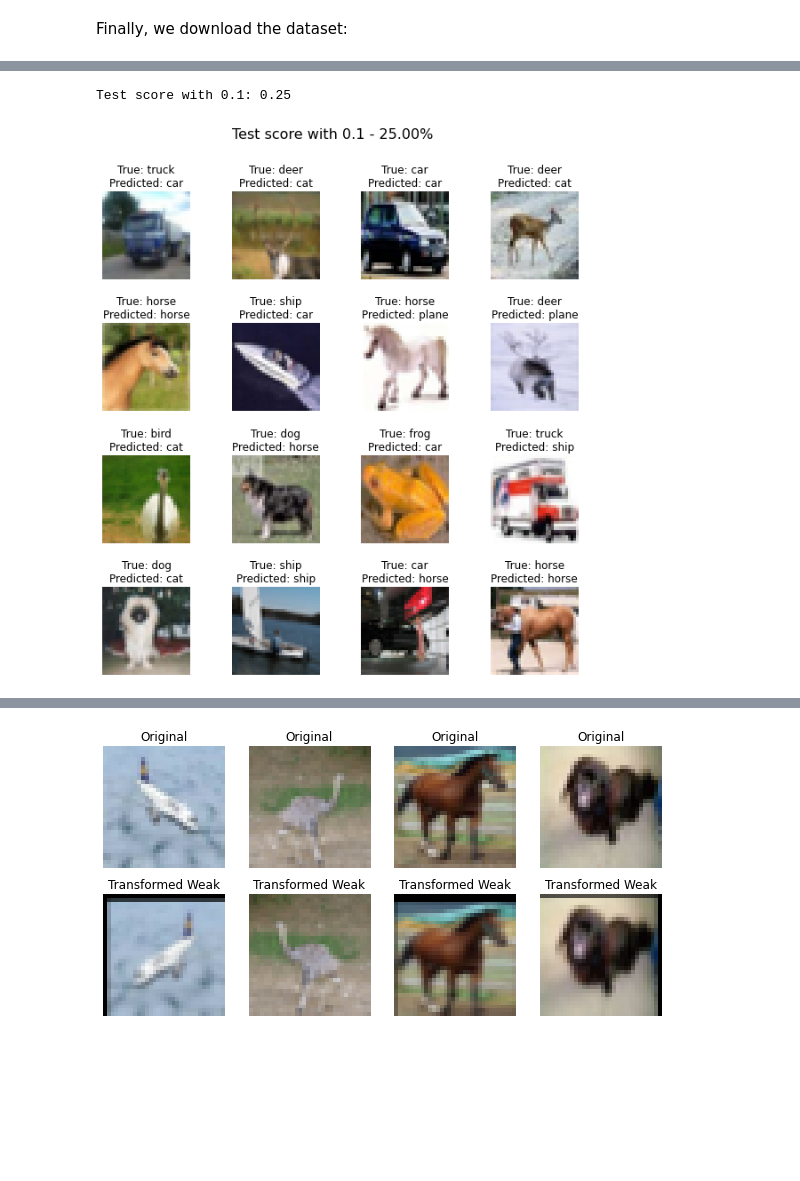
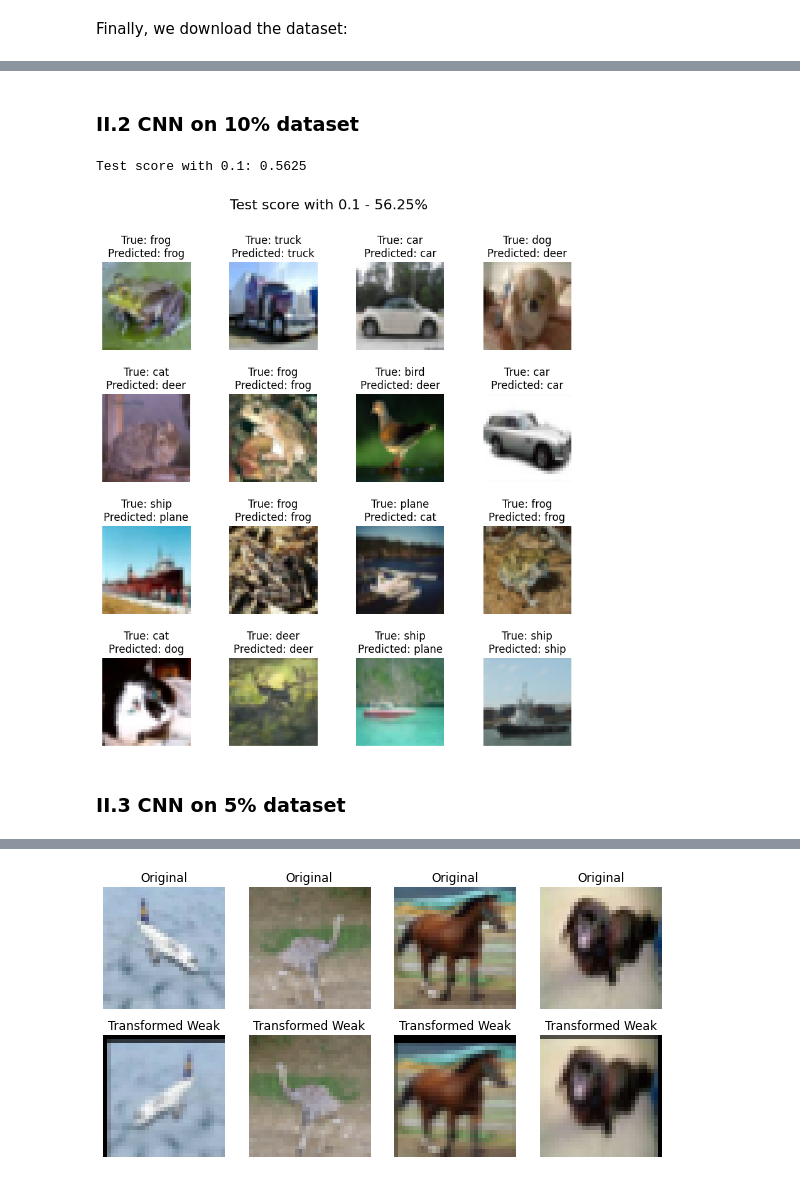
Before and after one commit to julien-blanchon/ProjetFixMatch, a Jupyter notebook: Projet_FixMatch.ipynb, the cells around one changed output, grey strips where cells are left out. Cells and saved outputs as stored; diff of their text form; code cells hidden in the pictures; blank space fills up the shorter version.

Commit message:
models, figs & code

```diff
--- a/Projet_FixMatch.ipynb
+++ b/Projet_FixMatch.ipynb
@@ -47,5 +52,25 @@ from model import ConvNN, display_model
 %load_ext autoreload
 %autoreload 2
+# %%
+DEFAULT_RANDOM_SEED = 2021
+
+def seedBasic(seed=DEFAULT_RANDOM_SEED):
+    random.seed(seed)
+    os.environ['PYTHONHASHSEED'] = str(seed)
+    np.random.seed(seed)
+
+# torch random seed
+import torch
+def seedTorch(seed=DEFAULT_RANDOM_SEED):
+    torch.manual_seed(seed)
+    torch.cuda.manual_seed(seed)
+    torch.backends.cudnn.deterministic = True
+    torch.backends.cudnn.benchmark = False
+
+# basic + tensorflow + torch
+def seedEverything(seed=DEFAULT_RANDOM_SEED):
+    seedBasic(seed)
+    seedTorch(seed)
 # %% [markdown]
 Then, we setup the device:
 # %%
@@ -117,5 +143,7 @@ Files already downloaded and verified
 # %%
-EPOCHS = 4
+seedEverything()
+
+EPOCHS = 50
 SUBSET_PROP = 1.00
 trainset_subsample, _ = torch.utils.data.random_split(trainset, [SUBSET_PROP, 1-SUBSET_PROP])
 trainloader_subsample = DataLoader(
@@ -126,7 +154,7 @@ trainloader_subsample = DataLoader(
 )
 model = ConvNN().to(device)
 
-optimizer = torch.optim.SGD(model.parameters(), lr=LR, momentum=BETA)
+optimizer = torch.optim.SGD(model.parameters(), lr=LR, momentum=BETA, nesterov=True)
 scheduler = None
 # scheduler = torch.optim.lr_scheduler.CosineAnnealingLR(optimizer, T_max=EPOCHS)
 criterion = nn.CrossEntropyLoss().to(device)
@@ -187,6 +215,8 @@ for epoch in range(EPOCHS):
                 }
             )
 
+# save the model
+torch.save(model.state_dict(), f"{torch_models}/model_100.pth")
 
 test_image, test_labels = testloader.__iter__().__next__()
 test_image = test_image.to(device)
@@ -205,5 +233,9 @@ Compile with `TORCH_USE_CUDA_DSA` to enable device-side assertions.
+# %% [markdown]
+### II.2 CNN on 10% dataset
 # %%
-EPOCHS = 4
+seedEverything()
+
+EPOCHS = 50
 SUBSET_PROP = 0.10
 trainset_subsample, _ = torch.utils.data.random_split(trainset, [SUBSET_PROP, 1-SUBSET_PROP])
 trainloader_subsample = DataLoader(
@@ -214,7 +246,7 @@ trainloader_subsample = DataLoader(
 )
 model = ConvNN().to(device)
 
-optimizer = torch.optim.SGD(model.parameters(), lr=LR, momentum=BETA)
+optimizer = torch.optim.SGD(model.parameters(), lr=LR, momentum=BETA, nesterov=True)
 scheduler = None
 # scheduler = torch.optim.lr_scheduler.CosineAnnealingLR(optimizer, T_max=EPOCHS)
 criterion = nn.CrossEntropyLoss().to(device)
@@ -259,33 +291,37 @@ for epoch in range(EPOCHS):
     # Validation
     with torch.no_grad():
         model.eval()
         test_epoch_loss = 0.0
         for (images_test, label_test) in (pbar := tqdm(testloader, desc=f"Epoch test {epoch: >1}")):
             images_test, label_test = images_test.to(device), label_test.to(device)
             outputs_val = model.forward(images_test)
             label_pred_test = outputs_val.argmax(dim=1)
             loss_test = criterion.forward(outputs_val, label_test)
             test_epoch_loss += loss_test.item()*images_test.size(0)/len(testloader)
             test_accuracy = accuracy_test(label_test.cpu(), label_pred_test.cpu())
             pbar.set_postfix(
                 {
                     "test_loss": f"{loss_test.item():.2f}",
                     "test_epoch_loss": f"{test_epoch_loss:.2f}",
                     "test_accuracy": f"{test_accuracy:.2f}",
                 }
             )
 
+# save the model
+torch.save(model.state_dict(), f"{torch_models}/model_10.pth")
 
 test_image, test_labels = testloader.__iter__().__next__()
 test_image = test_image.to(device)
 outputs_test = model(test_image)
 label_pred_test = outputs_test.argmax(dim=1)
 
 print(f"Test score with {SUBSET_PROP}: {test_accuracy}")
 
 fig2 = plot_images(test_image, test_labels, label_pred_test, classes, figure_name=f"Test score with {SUBSET_PROP} - {test_accuracy*100:.2f}%")
 fig2.savefig(f"./figures/test_score_{SUBSET_PROP}.png")
 # %% [output]
-Test score with 0.1: 0.25
+Test score with 0.1: 0.5625
-[figure, old version]
+[figure, new version]
+# %% [markdown]
+### II.3 CNN on 5% dataset
 # %%
```
Also changed, not shown: parts of 20 cells of this notebook, 10 other files.
